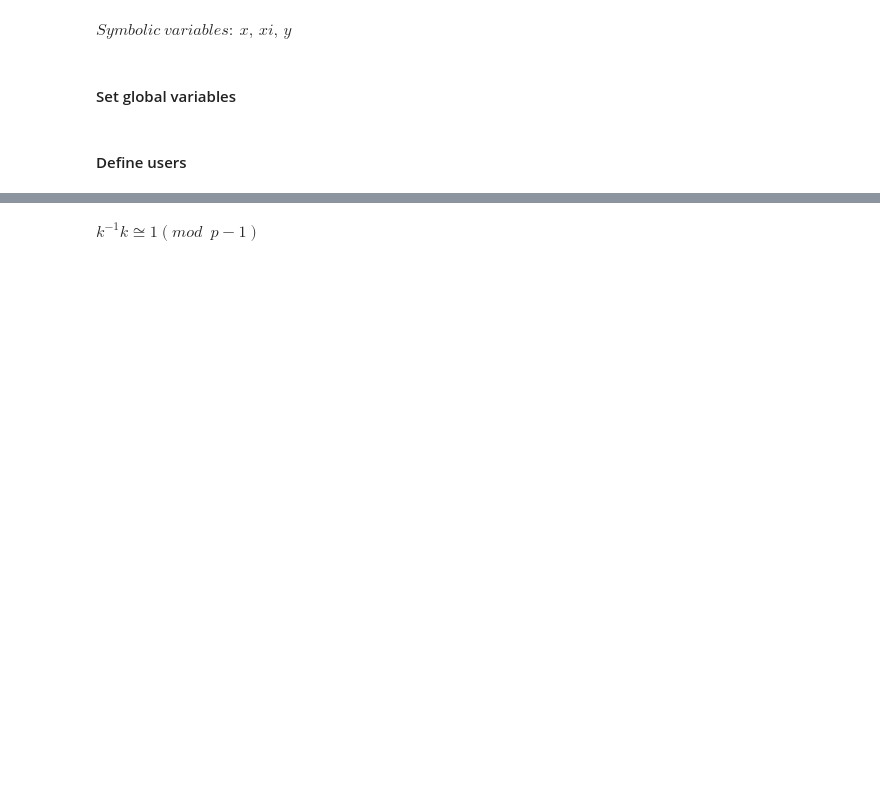
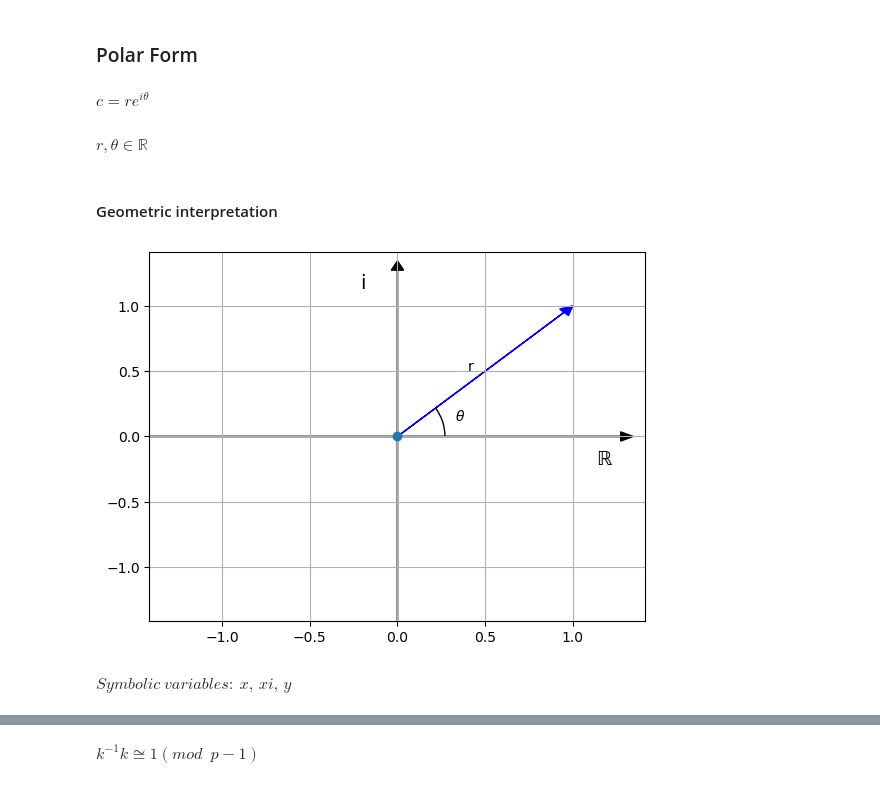
Before and after one commit to 0riv3r/quantum_computing_math_and_algorithms, a Jupyter notebook: quantum_math_cheat_sheet.ipynb, the cells around one changed output, grey strips where cells are left out. Cells and saved outputs as stored; diff of their text form; code cells hidden in the pictures; blank space fills up the shorter version.

```diff
--- a/quantum_math_cheat_sheet.ipynb
+++ b/quantum_math_cheat_sheet.ipynb
@@ -96,2 +10,0 @@ Bob's keys: ***kb***, ***kb<sup>-1</sup>***
-# %%
-x,xi,y= sym.symbols('x xi y')
@@ -97,0 +25,10 @@ x,xi,y= sym.symbols('x xi y')
+# %% [markdown]
+### Polar Form
+# %%
+display( Math('c = re^{i\\theta}') )
+display( Math('r,\\theta \\in \\mathbb{R}') )
+# %% [output]
+$\displaystyle c = re^{i\theta}$
+$\displaystyle r,\theta \in \mathbb{R}$
+# %% [markdown]
+#### Geometric interpretation
@@ -98,6 +256,24 @@ x,xi,y= sym.symbols('x xi y')
+# %%
+import matplotlib.pyplot as plt
+import numpy as np # dodamo še numerično knjižico
+get_ipython().run_line_magic('matplotlib', 'inline')
+
+#z=[20+10j,15,-10-10j,5+15j] # array of complex values
+z=[1+1j]
+
+complex_plane2(z,1) # function to be called
+
+center = (0, 0)
+p1 = [(0, 0), (1.0, 0)]
+p2 = [(0, 0), (1.0, 1.0)]
+point, = ax.plot(*center, marker="o")
+AngleAnnotation(center, p1[1], p2[1], ax=ax, size=95, text=r"$\theta$", textposition="edge")
+
+plt.text(0.4,0.5,'r')
+plt.show()
+# %% [output]
+[figure, added]
 # %%
 display( Math('Symbolic \\: variables: \\: \\textit{x, xi, y}') )
 # %% [output]
 $\displaystyle Symbolic \: variables: \: \textit{x, xi, y}$
-# %% [markdown]
-#### Set global variables
@@ -107,2 +279,0 @@ p= 0                   # public prime number
-# %% [markdown]
-#### Define users
```
Also changed, not shown: parts of 54 cells of this notebook.
